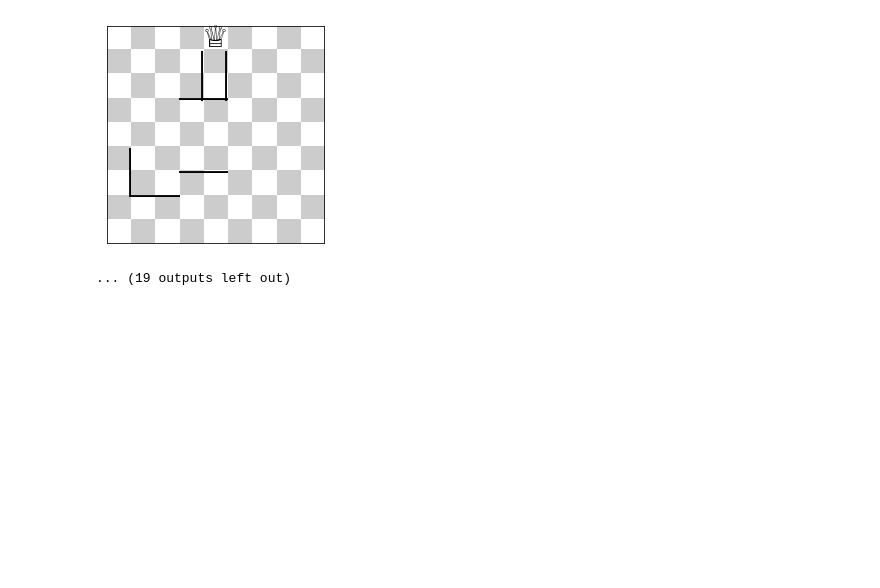
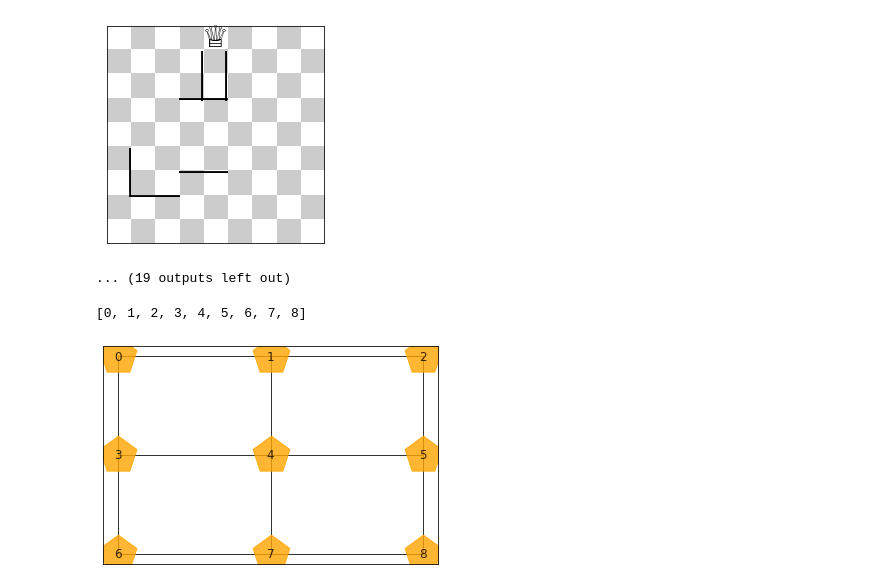
Before and after one commit to sadaakisz/Quoridor_Overthimker, a Jupyter notebook: Test_Notebook.ipynb, the cells around one changed output. Saved outputs shown, nothing was run; the diff lists cells and outputs as text; code cells hidden in the pictures; blank space fills up the shorter version.

Commit message:
Not functional graph board.
Added some functions to analyze the board as a graph.

```diff
--- a/Test_Notebook.ipynb
+++ b/Test_Notebook.ipynb
@@ -416,3 +417,8 @@ b1.add_wall("w9", wall(2, 8, "left"))
 b1.add_wall("w10", wall(4, 8, "left"))
 b1.add_wall("w11", wall(5, 8, "up"))
 print(backtrack(b1, 8, "p2", "down"))
+# %%
+drawAL(G)
+# %% [output]
+[0, 1, 2, 3, 4, 5, 6, 7, 8]
+[figure, added]
```
Also changed, not shown: parts of 5 cells of this notebook.
